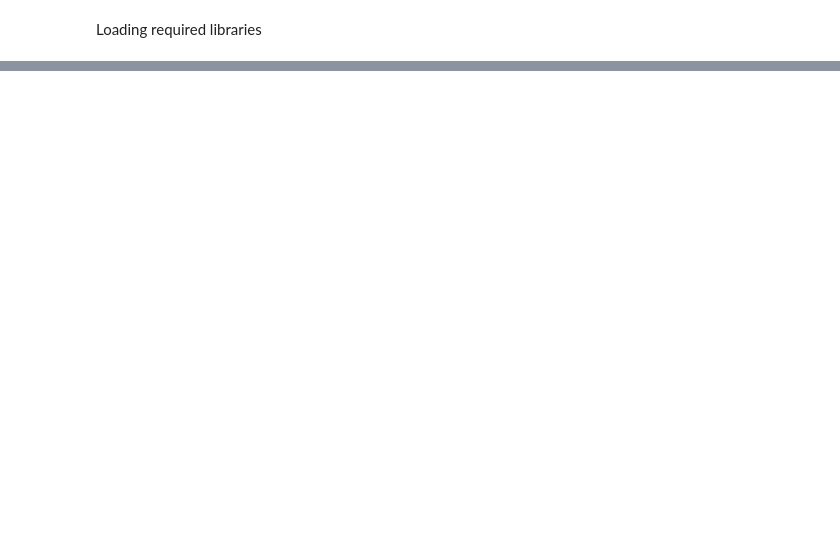
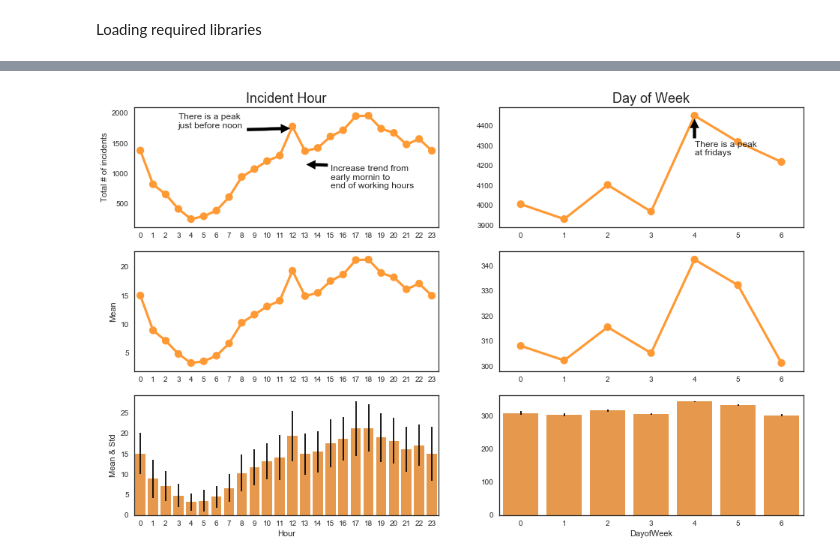
Before and after one commit to mscikrikci/datamanagement, a Jupyter notebook: assignemnt6_submission.ipynb, the cells around one changed output, grey strips where cells are left out. Drawn from its saved outputs; the diff is of its cells as text; code cells hidden in the pictures; blank space fills up the shorter version.

```diff
--- a/assignemnt6_submission.ipynb
+++ b/assignemnt6_submission.ipynb
@@ -40,6 +27,0 @@ since the volume of the data is relatively low, first I tried to explore it on e
-# %%
-sfc['DateTime']=sfc['Date'].map(str)+' '+sfc['Time'].map(str)
-sfc['DateTime'] = sfc['DateTime'].apply(dateutil.parser.parse)
-sfc['DayofWeek'] = sfc['DateTime'].dt.dayofweek
-sfc['Hour'] = sfc['DateTime'].dt.hour
-sfc['cnt']=1
@@ -133,0 +109,12 @@ In summary, Larcency/theft is the most common incident category and has the lowe
+# %%
+sfc['DateTime']=sfc['Date'].map(str)+' '+sfc['Time'].map(str)
+sfc['DateTime'] = sfc['DateTime'].apply(dateutil.parser.parse)
+sfc['DayofWeek'] = sfc['DateTime'].dt.dayofweek
+sfc['WeekoYear'] = sfc['DateTime'].dt.weekofyear
+sfc['Hour'] = sfc['DateTime'].dt.hour
+# %%
+sfc_cat={'Group':['LARCENY/THEFT','OTHER OFFENSES','NON-CRIMINAL','ASSAULT','LARCENY/THEFT','WARRANTS','DRUG/NARCOTIC','SUSPICIOUS OCC','MISSING PERSON','Other','Other','Other','Other','Other','Other','Other','Other','Other','Other','Other','Other','Other','Other','Other','Other','Other','Other','Other','Other','Other','Other','Other','Other','Other'
+],'Category':['LARCENY/THEFT','OTHER OFFENSES','NON-CRIMINAL','ASSAULT','VEHICLE THEFT','WARRANTS','DRUG/NARCOTIC','SUSPICIOUS OCC','MISSING PERSON','SECONDARY CODES','WEAPON LAWS','ROBBERY','TRESPASS','FRAUD','DRUNKENNESS','KIDNAPPING','PROSTITUTION','DRIVING UNDER THE INFLUENCE','ARSON','RUNAWAY','LIQUOR LAWS','DISORDERLY CONDUCT','FORGERY/COUNTERFEITING','VANDALISM','SUICIDE','FAMILY OFFENSES','EMBEZZLEMENT','STOLEN PROPERTY','EXTORTION','BURGLARY','LOITERING','PORNOGRAPHY/OBSCENE MAT','GAMBLING','BRIBERY'
+]}
+CatGrp = pd.DataFrame(sfc_cat)
+sfc=sfc.merge(CatGrp,on='Category',how='inner')
@@ -133,0 +125,70 @@ In summary, Larcency/theft is the most common incident category and has the lowe
+# %%
+sns.set_style('white')
+
+fig, ax = plt.subplots(nrows=3, ncols=2, figsize=(16,10))
+
+hour_value = sfc.groupby(by=['Hour','Date'], as_index=False)['IncidntNum'].count()
+hour_mean_std = hour_value.groupby(by=['Hour'], as_index=False)['IncidntNum'].mean()
+hour_std=hour_value.groupby(by=['Hour'], as_index=False)['IncidntNum'].std()
+hour_mean_std['std']=hour_std['IncidntNum']
+hour_value = sfc.groupby(by=['Hour'], as_index=False)['IncidntNum'].count()
+
+############################################
+plt.subplot(321)
+sns.pointplot(x="Hour",  y="IncidntNum", data=hour_value, color="#ff9933")
+#sns.distplot(sfc['Hour'], color='r', ax=axes[0])
+plt.title('Incident Hour', fontsize=18)
+plt.ylabel('Total # of incidents')
+plt.xlabel('')
+plt.annotate('Increase trend from \nearly mornin to \nend of working hours', xy=(13, 1150), xytext=(15, 750),
+            arrowprops=dict(facecolor='black', shrink=0.05),
+            )
+plt.annotate('There is a peak \njust before noon', xy=(12, 1750), xytext=(3, 1750),
+            arrowprops=dict(facecolor='black', shrink=0.05),
+            )
+###########################################
+plt.subplot(322)
+
+day_value = sfc.groupby(by=['DayofWeek','WeekoYear'], as_index=False)['IncidntNum'].count()
+day_mean_std = day_value.groupby(by=['DayofWeek'], as_index=False)['IncidntNum'].mean()
+day_std=day_value.groupby(by=['DayofWeek'], as_index=False)['IncidntNum'].std()
+day_mean_std['std']=hour_std['IncidntNum']
+day_value = sfc.groupby(by=['DayofWeek'], as_index=False)['IncidntNum'].count()
+
+sns.pointplot(x="DayofWeek",  y="IncidntNum", data=day_value, color="#ff9933")
+#sns.distplot(sfc['DayofWeek'], color='r', ax=axes[1])
+plt.title('Day of Week', fontsize=18)
+plt.ylabel('')
+plt.xlabel('')
+plt.annotate('There is a peak \nat fridays', xy=(4, 4440), xytext=(4, 4250),
+            arrowprops=dict(facecolor='black', shrink=0.05),)
+
+############################################
+plt.subplot(323)
+sns.pointplot(x="Hour",  y="IncidntNum", data=hour_mean_std, color="#ff9933")
+plt.ylabel('Mean')
+plt.xlabel('')
+
+############################################
+plt.subplot(324)
+sns.pointplot(x="DayofWeek",  y="IncidntNum", data=day_mean, color="#ff9933")
+plt.ylabel('')
+plt.xlabel('')
+
+############################################
+yerr= hour_mean_std['std']
+
+plt.subplot(325)
+sns.barplot(x="Hour",  y="IncidntNum",yerr=yerr, data=hour_mean_std, color="#ff9933")
+plt.ylabel('Mean & Std')
+#sns.distplot(sfc['Hour'], color='r', ax=axes[0])
+
+############################################
+yerr= day_mean_std['std']
+plt.subplot(326)
+sns.barplot(x="DayofWeek",  y="IncidntNum", yerr=yerr, data=day_mean_std, color="#ff9933")
+plt.ylabel('')
+
+plt.show()
+# %% [output]
+[figure, added]
```
Also changed, not shown: parts of 34 cells of this notebook.
